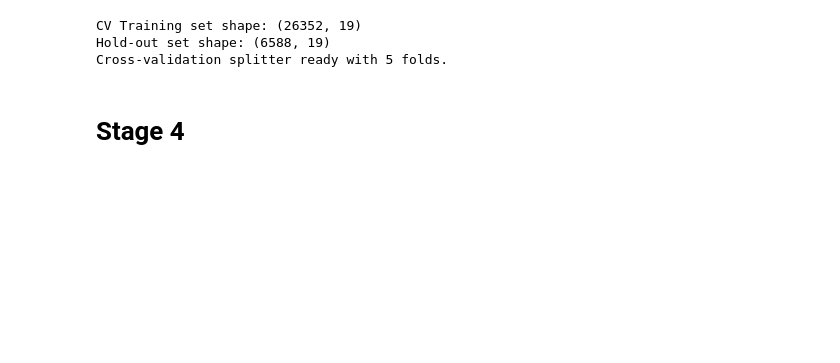
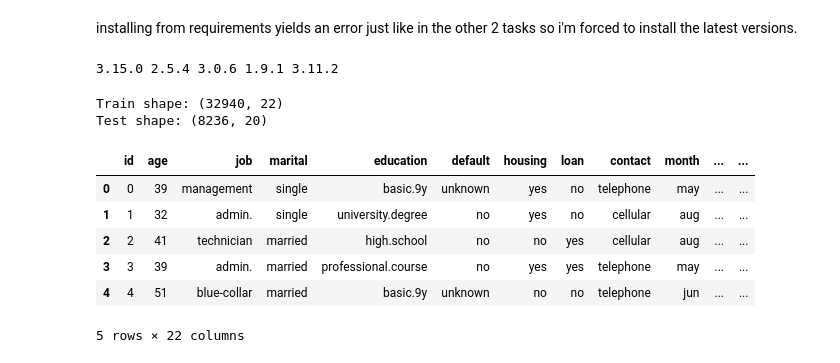
Before and after one commit to MrBiscit/task-03-ML-course, a Jupyter notebook: Aliev_task3.ipynb, the cells around one changed output. Saved outputs shown, nothing was run; the diff lists cells and outputs as text; code cells hidden in the pictures; blank space fills up the shorter version.

Commit message:
Restructured tasks and made them more readable.

```diff
--- a/Aliev_task3.ipynb
+++ b/Aliev_task3.ipynb
@@ -112,26 +1,39 @@ Passing `palette` without assigning `hue` is deprecated and will be removed in v
-# %%
-from sklearn.model_selection import train_test_split, StratifiedKFold
-
-# 1. Drop 'duration' and 'id' from features (and separate target 'y')
-X = train_df.drop(columns=['id', 'y', 'duration'], errors='ignore')
-y = train_df['y'].map({'yes': 1, 'no': 0}) # Map target to binary
-
-# 2. Set aside your own hold-out set (e.g., 20%) for final evaluation in Stage 7
-# Remember to use your student ID seed (replace 1234 with your last 4 digits)
-SEED = 1234
-X_train_cv, X_holdout, y_train_cv, y_holdout = train_test_split(
-    X, y, test_size=0.20, random_state=SEED, stratify=y
-)
-
-print(f"CV Training set shape: {X_train_cv.shape}")
-print(f"Hold-out set shape: {X_holdout.shape}")
-
-# 3. Define Stratified K-Fold for cross-validation on the training part
-cv = StratifiedKFold(n_splits=5, shuffle=True, random_state=SEED)
-print(f"Cross-validation splitter ready with {cv.n_splits} folds.")
-# %% [output]
-CV Training set shape: (26352, 19)
-Hold-out set shape: (6588, 19)
-Cross-validation splitter ready with 5 folds.
-# %% [markdown]
-# Stage 4
+# %% [markdown]
+installing from requirements yields an error just like in the other 2 tasks so i'm forced to install the latest versions.
+# %%
+import sys
+
+import numpy
+import pandas
+import sklearn
+import matplotlib
+
+print(sys.version.split()[0], numpy.__version__, pandas.__version__, sklearn.__version__, matplotlib.__version__)
+# %% [output]
+3.15.0 2.5.4 3.0.6 1.9.1 3.11.2
+# %%
+import numpy as np
+import pandas as pd
+import matplotlib.pyplot as plt
+
+SEED = 2666
+np.random.seed(SEED)
+
+train = pd.read_csv("data/train.csv")
+test = pd.read_csv("data/test.csv")
+
+print(f"Train shape: {train.shape}")
+print(f"Test shape: {test.shape}")
+# %% [output]
+Train shape: (32940, 22)
+Test shape: (8236, 20)
+# %%
+train.head()
+# %% [output]
+|  | id | age | job | marital | education | default | housing | loan | contact | month | ... | ... |
+| 0 | 0 | 39 | management | single | basic.9y | unknown | yes | no | telephone | may | ... | ... |
+| 1 | 1 | 32 | admin. | single | university.degree | no | yes | no | cellular | aug | ... | ... |
+| 2 | 2 | 41 | technician | married | high.school | no | no | yes | cellular | aug | ... | ... |
+| 3 | 3 | 39 | admin. | married | professional.course | no | yes | yes | telephone | may | ... | ... |
+| 4 | 4 | 51 | blue-collar | married | basic.9y | unknown | no | no | telephone | jun | ... | ... |
+5 rows × 22 columns
```
Also changed, not shown: parts of 40 cells of this notebook.
